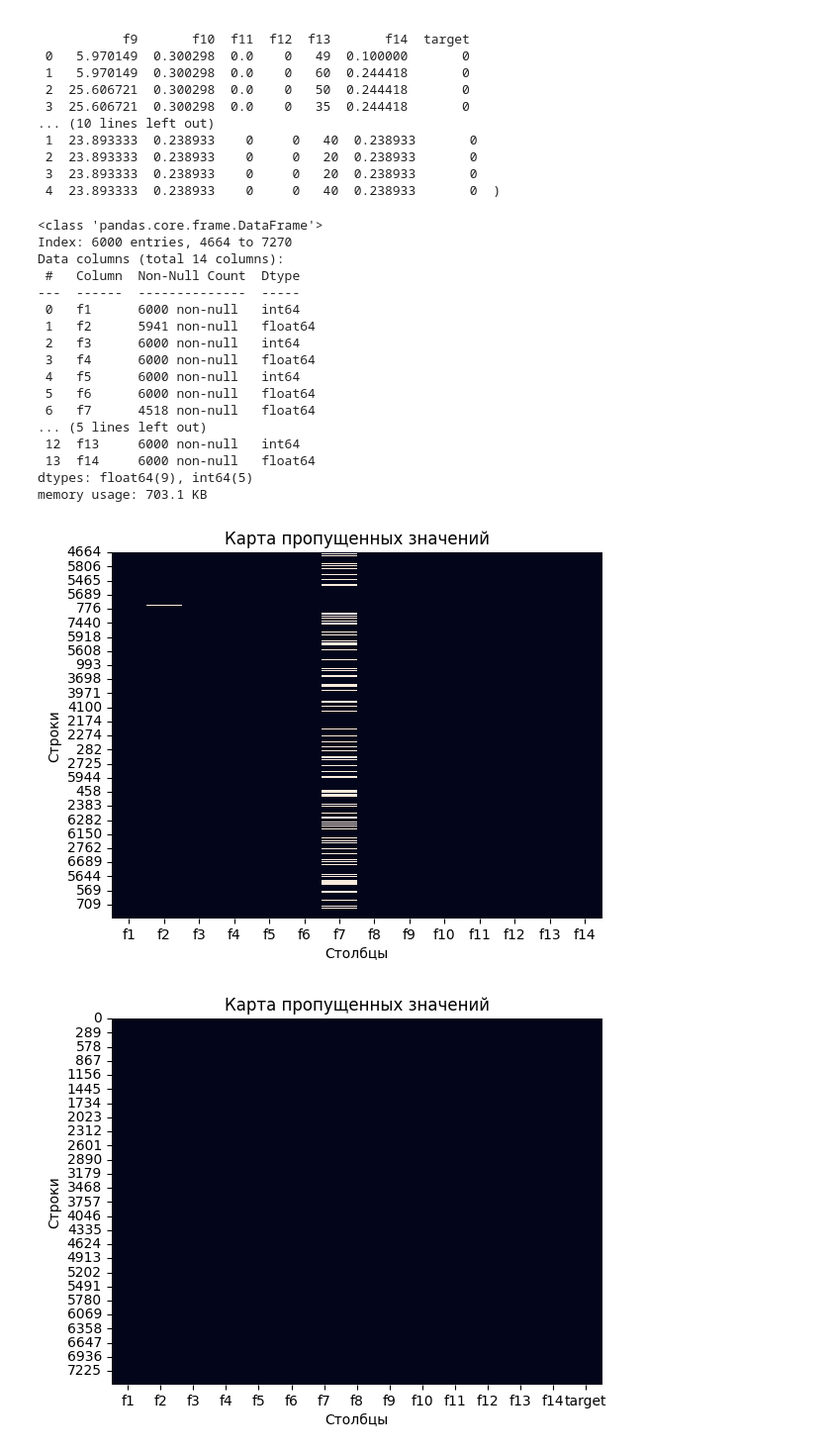
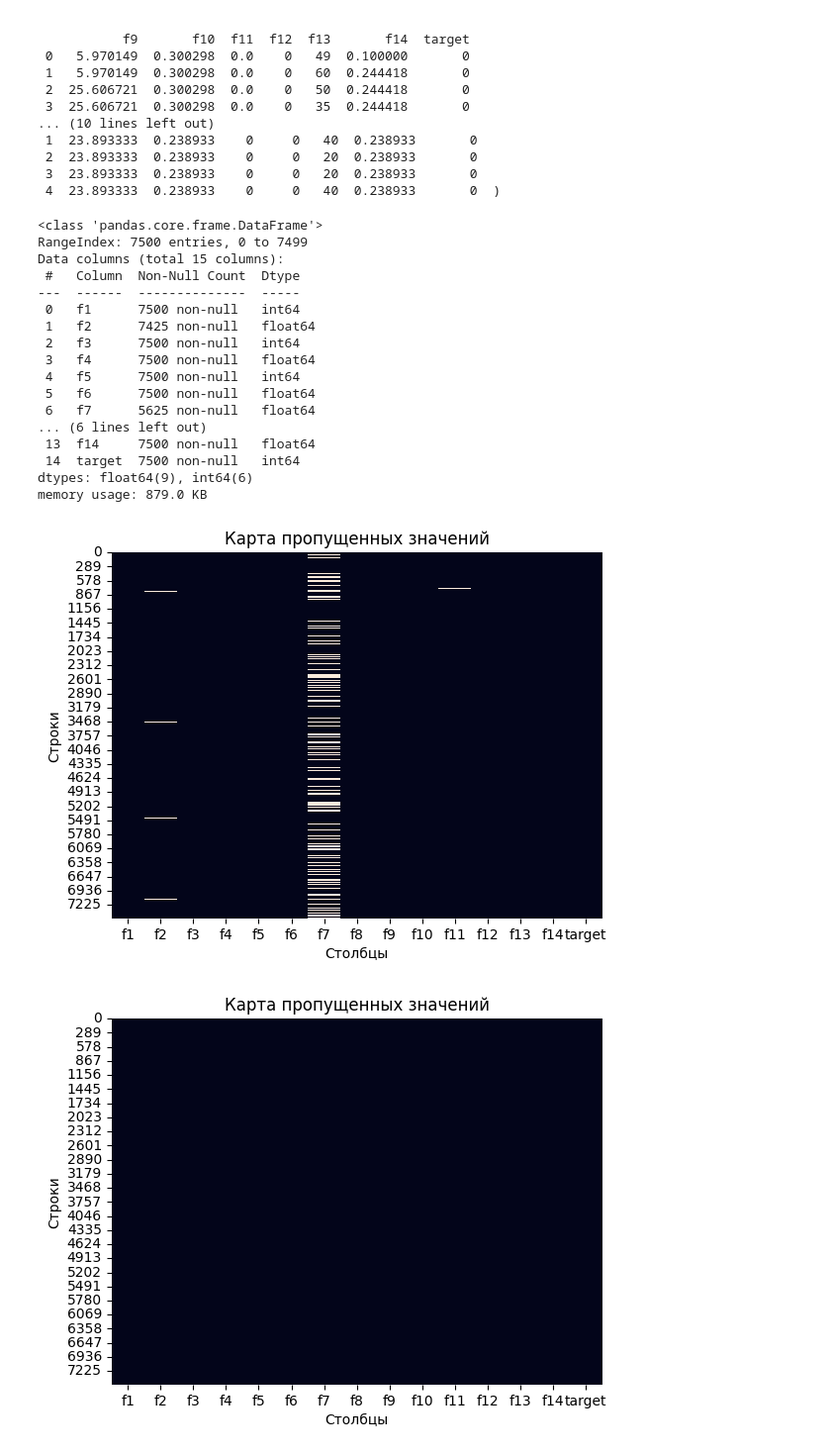
Before and after one commit to ulis891/ML, a Jupyter notebook: HW_4.ipynb, the cells around one changed output. Shown at 99% size. Saved outputs shown, nothing was run; the diff lists cells and outputs as text; code cells hidden in the pictures.

```diff
--- a/HW_4.ipynb
+++ b/HW_4.ipynb
@@ -40,33 +40,33 @@ Xtrain.head(), Xtest.head()
  3  23.893333  0.238933    0     0   20  0.238933       0
  4  23.893333  0.238933    0     0   40  0.238933       0  )
 # %%
-X_train.info()
+Xtrain.info()
 # %% [output]
 <class 'pandas.core.frame.DataFrame'>
-Index: 6000 entries, 4664 to 7270
-Data columns (total 14 columns):
+RangeIndex: 7500 entries, 0 to 7499
+Data columns (total 15 columns):
  #   Column  Non-Null Count  Dtype
 ---  ------  --------------  -----
- 0   f1      6000 non-null   int64
- 1   f2      5941 non-null   float64
- 2   f3      6000 non-null   int64
- 3   f4      6000 non-null   float64
- 4   f5      6000 non-null   int64
- 5   f6      6000 non-null   float64
- 6   f7      4518 non-null   float64
-... (5 lines left out)
- 12  f13     6000 non-null   int64
- 13  f14     6000 non-null   float64
-dtypes: float64(9), int64(5)
-memory usage: 703.1 KB
+ 0   f1      7500 non-null   int64
+ 1   f2      7425 non-null   float64
+ 2   f3      7500 non-null   int64
+ 3   f4      7500 non-null   float64
+ 4   f5      7500 non-null   int64
+ 5   f6      7500 non-null   float64
+ 6   f7      5625 non-null   float64
+... (6 lines left out)
+ 13  f14     7500 non-null   float64
+ 14  target  7500 non-null   int64
+dtypes: float64(9), int64(6)
+memory usage: 879.0 KB
 # %%
-sns.heatmap(X_train.isnull(), cbar=False)
+sns.heatmap(Xtrain.isnull(), cbar=False)
 plt.ylabel('Строки')
 plt.xlabel('Столбцы')
 plt.title('Карта пропущенных значений')
 plt.show()
 # %% [output]
-[figure, old version]
+[figure, new version]
 # %%
 # Подготовка данных
 Xtrain = Xtrain.fillna(0)
```
Also changed, not shown: parts of 17 cells of this notebook.
